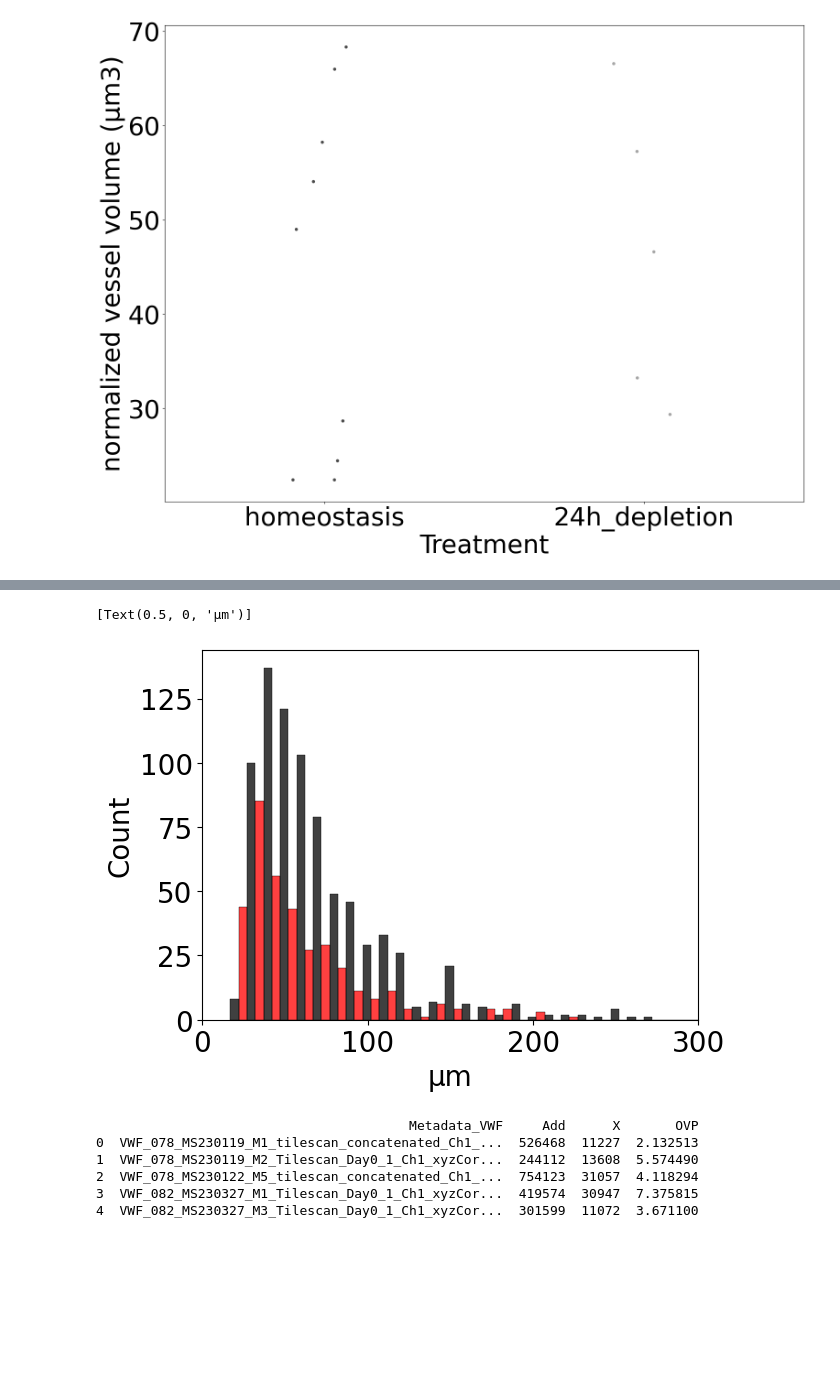
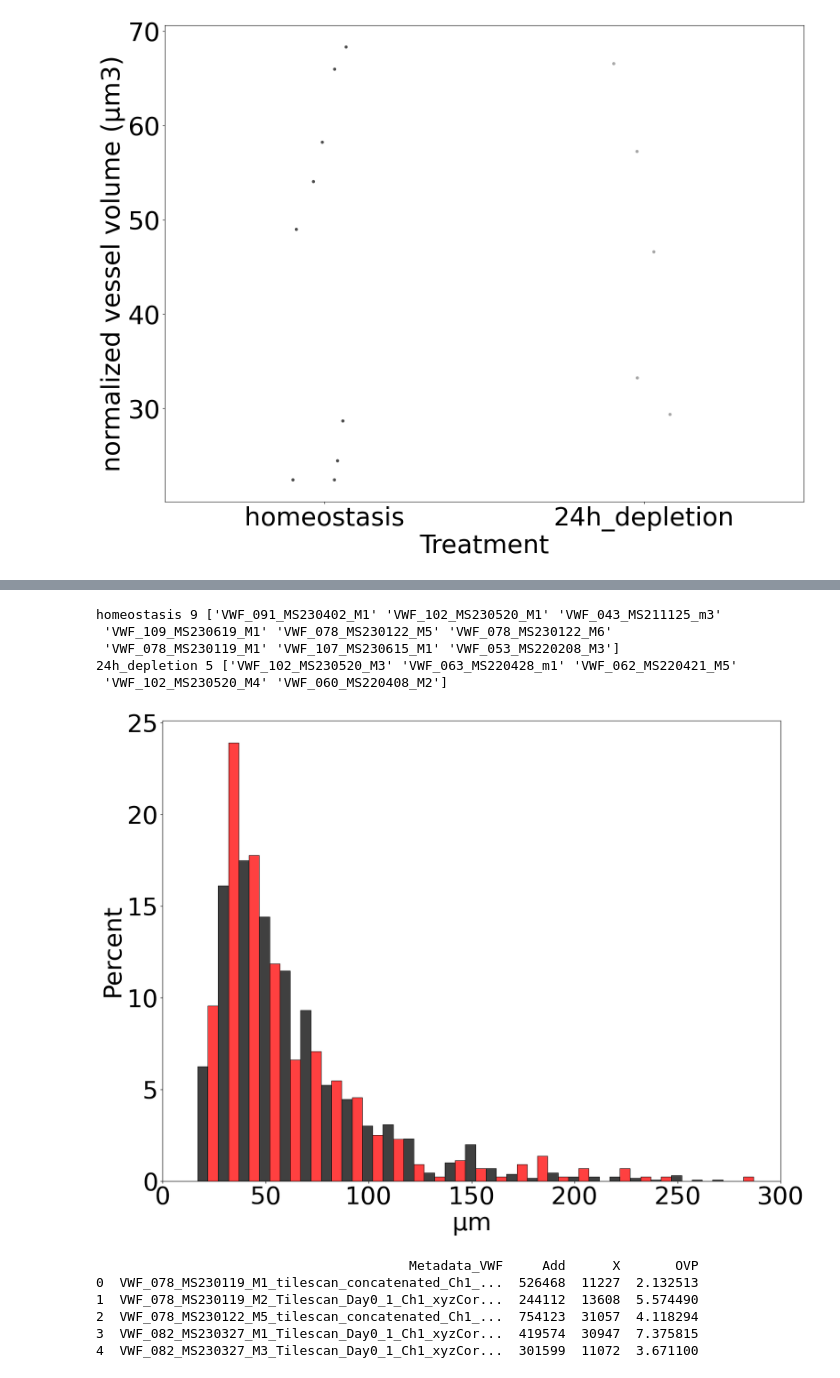
Before and after one commit to Mas515/Image_analysis, a Jupyter notebook: IVMtilescans_plot.ipynb, the cells around one changed output, grey strips where cells are left out. Saved outputs shown, nothing was run; the diff lists cells and outputs as text; code cells hidden in the pictures; blank space fills up the shorter version.

```diff
--- a/IVMtilescans_plot.ipynb
+++ b/IVMtilescans_plot.ipynb
@@ -892,6 +924,12 @@ for i, newdf in grouped:
     newdf['mean_vol']=newdf['Volume'].mean()
     dflist.append(newdf)
 datab=pd.concat(dflist)
+
+datab['Batch_ID']=datab['File_ID'].str[0:19]
+list=datab['Treatment'].unique()
+for i in list:
+    dx=datab[datab['Treatment']==i]
+    print(i, len(dx['Batch_ID'].unique()),dx['Batch_ID'].unique())
 
 datab=datab[['File_ID','MK_count','mean_vol','Treatment']].drop_duplicates()
 
@@ -1329,11 +1365,22 @@ Name: min_distance_to_MK, Length: 1161, dtype: float64
 # %%
-g=sns.histplot(data, x="min_distance_to_MK", hue="Treatment", palette=['black','red'], hue_order=('homeostasis','24h_depletion'), legend=False, binwidth=10, multiple="dodge")
+plt.rcParams["font.size"]=40
+g=sns.histplot(data, x="min_distance_to_MK", hue="Treatment", palette=['black','red'], hue_order=('homeostasis','24h_depletion'), legend=False, binwidth=10, multiple="dodge",stat='percent', common_norm=False)
 # print(len(data['Final_Cell_ID'].unique()))
 g.set(xlim=(0, 300))
 g.set(xlabel='µm')
+
+data['Batch_ID']=data['Final_Cell_ID'].str[0:19]
+list=data['Treatment'].unique()
+for i in list:
+    dx=data[data['Treatment']==i]
+    print(i, len(dx['Batch_ID'].unique()),dx['Batch_ID'].unique())
 # %% [output]
-[Text(0.5, 0, 'µm')]
+homeostasis 9 ['VWF_091_MS230402_M1' 'VWF_102_MS230520_M1' 'VWF_043_MS211125_m3'
+ 'VWF_109_MS230619_M1' 'VWF_078_MS230122_M5' 'VWF_078_MS230122_M6'
+ 'VWF_078_MS230119_M1' 'VWF_107_MS230615_M1' 'VWF_053_MS220208_M3']
+24h_depletion 5 ['VWF_102_MS230520_M3' 'VWF_063_MS220428_m1' 'VWF_062_MS220421_M5'
+ 'VWF_102_MS230520_M4' 'VWF_060_MS220408_M2']
-[figure, old version]
+[figure, new version]
 # %%
 ####MK OVERLAP 24H APART
 
```
Also changed, not shown: parts of 4 cells of this notebook.
